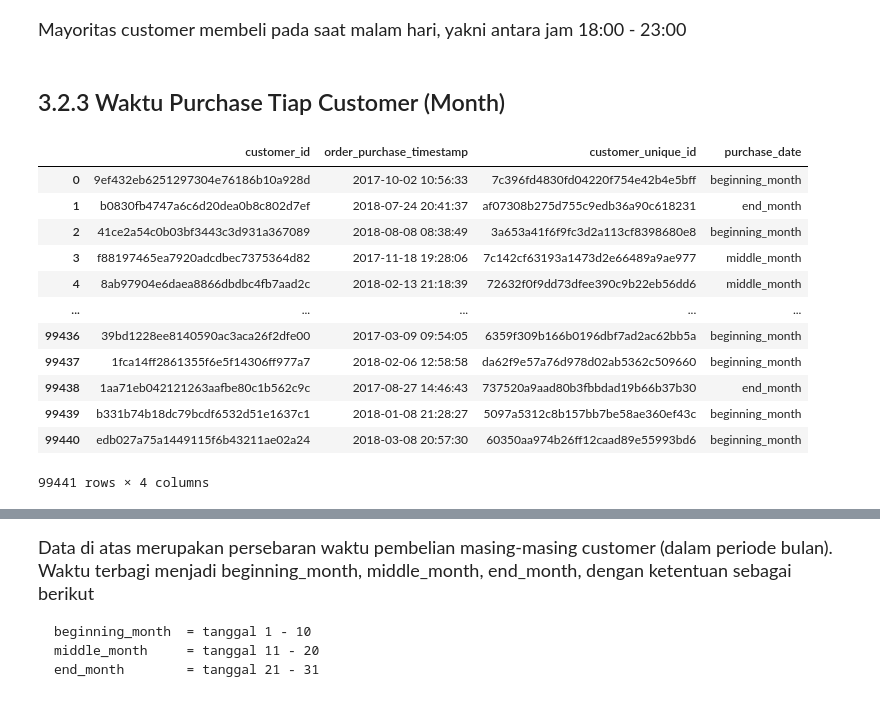
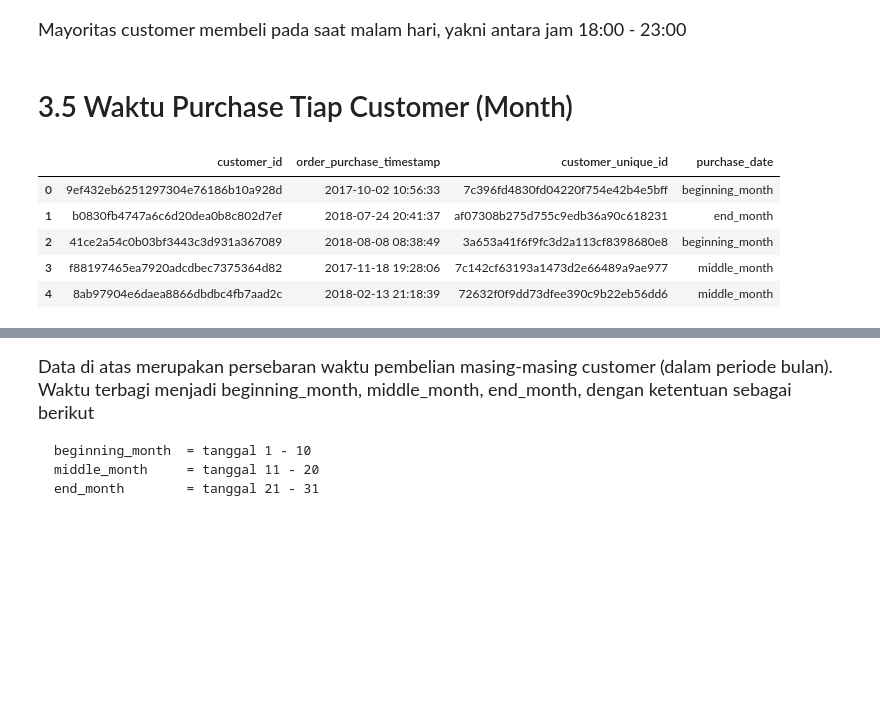
Before and after one commit to latifaahu/kaggle-brazilian, a Jupyter notebook: 03-latifah-hukma-shobiyya.ipynb, the cells around one changed output, grey strips where cells are left out. Drawn from its saved outputs; the diff is of its cells as text; code cells hidden in the pictures; blank space fills up the shorter version.

```diff
--- a/03-latifah-hukma-shobiyya.ipynb
+++ b/03-latifah-hukma-shobiyya.ipynb
@@ -650,42 +693,34 @@ cust_time_purchase.sort_values(by='customer_id', ascending=False)
 # %% [markdown]
 <font size="4">Mayoritas customer membeli pada saat malam hari, yakni antara jam 18:00 - 23:00</font>
 # %% [markdown]
-## 3.2.3 Waktu Purchase Tiap Customer (Month)
+# 3.5 Waktu Purchase Tiap Customer (Month)
 # %%
 cust_orders_date = cust_orders.iloc[:,:3]
 
 # ambil tanggalnya
 cust_orders_date['purchase_date'] = cust_orders_date['order_purchase_timestamp'].str.split().str.get(0)
 cust_orders_date['purchase_date'] = cust_orders_date['purchase_date'].str.split('-').str.get(2)
 cust_orders_date['purchase_date'] = cust_orders_date['purchase_date'].astype(int)
 
 # menentukan waktu
 def func(row):
     if row['purchase_date'] <= 10:
         return 'beginning_month'
     elif row['purchase_date'] > 10 and row['purchase_date'] <= 20:
         return 'middle_month'
     else:
         return 'end_month'
 
 cust_orders_date['purchase_date'] = cust_orders_date.apply(func, axis=1)
 
-# cust_orders
-cust_orders_date
+cust_orders_date.head()
 # %% [output]
 |  | customer_id | order_purchase_timestamp | customer_unique_id | purchase_date |
 | 0 | 9ef432eb6251297304e76186b10a928d | 2017-10-02 10:56:33 | 7c396fd4830fd04220f754e42b4e5bff | beginning_month |
 | 1 | b0830fb4747a6c6d20dea0b8c802d7ef | 2018-07-24 20:41:37 | af07308b275d755c9edb36a90c618231 | end_month |
 | 2 | 41ce2a54c0b03bf3443c3d931a367089 | 2018-08-08 08:38:49 | 3a653a41f6f9fc3d2a113cf8398680e8 | beginning_month |
 | 3 | f88197465ea7920adcdbec7375364d82 | 2017-11-18 19:28:06 | 7c142cf63193a1473d2e66489a9ae977 | middle_month |
 | 4 | 8ab97904e6daea8866dbdbc4fb7aad2c | 2018-02-13 21:18:39 | 72632f0f9dd73dfee390c9b22eb56dd6 | middle_month |
-| ... | ... | ... | ... | ... |
-| 99436 | 39bd1228ee8140590ac3aca26f2dfe00 | 2017-03-09 09:54:05 | 6359f309b166b0196dbf7ad2ac62bb5a | beginning_month |
-| 99437 | 1fca14ff2861355f6e5f14306ff977a7 | 2018-02-06 12:58:58 | da62f9e57a76d978d02ab5362c509660 | beginning_month |
-| 99438 | 1aa71eb042121263aafbe80c1b562c9c | 2017-08-27 14:46:43 | 737520a9aad80b3fbbdad19b66b37b30 | end_month |
-| 99439 | b331b74b18dc79bcdf6532d51e1637c1 | 2018-01-08 21:28:27 | 5097a5312c8b157bb7be58ae360ef43c | beginning_month |
-| 99440 | edb027a75a1449115f6b43211ae02a24 | 2018-03-08 20:57:30 | 60350aa974b26ff12caad89e55993bd6 | beginning_month |
-99441 rows × 4 columns
 # %%
 # ambil frequency waktu (tanggal_bulan) purchase masing-masing customer
 cust_orders_month = cust_orders_date[['customer_unique_id','purchase_date','customer_id']].groupby(['customer_unique_id','purchase_date']).count().reset_index()
```
Also changed, not shown: parts of 17 cells of this notebook.
